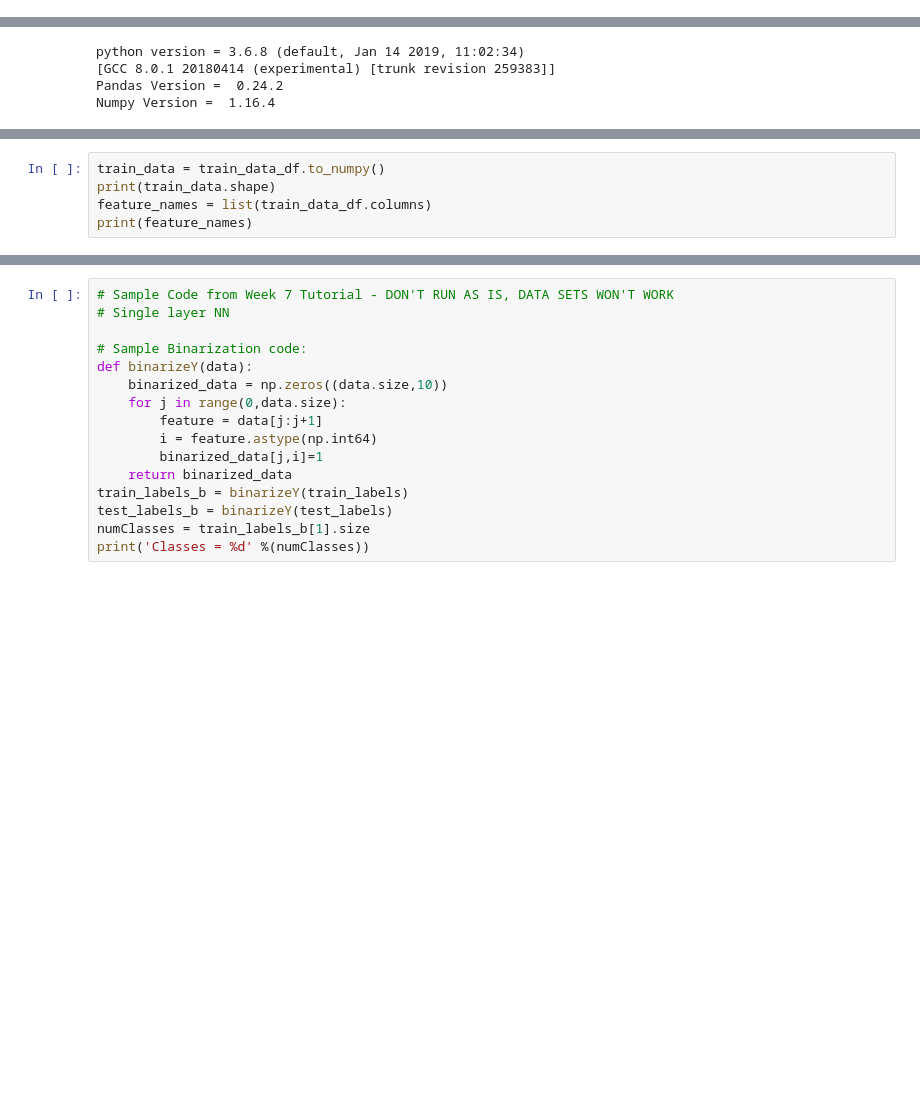
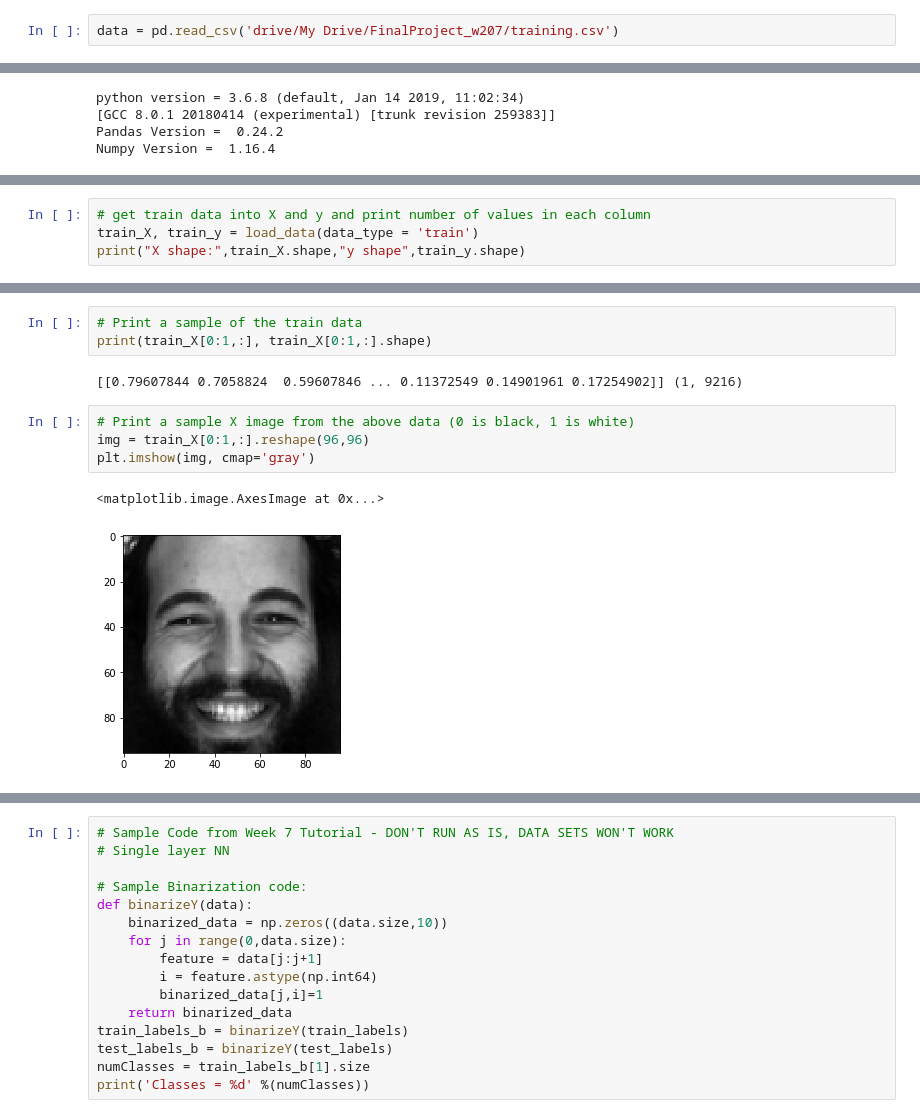
Before and after one commit to Shirleyhywl/W207_ALSY_FinalProject-1, a Jupyter notebook: W207_ALSY_FinalProject_Baseline_R1.ipynb, the cells around one changed output, grey strips where cells are left out. Drawn from its saved outputs; the diff is of its cells as text; blank space fills up the shorter version.

```diff
--- a/W207_ALSY_FinalProject_Baseline_R1.ipynb
+++ b/W207_ALSY_FinalProject_Baseline_R1.ipynb
@@ -48 +101,3 @@ The input image is given in the last field of the data files, and consists of a
+# %%
+data = pd.read_csv('drive/My Drive/FinalProject_w207/training.csv')
 # %% [markdown]
@@ -145,5 +208,0 @@ train_data_df.shape
-# %%
-train_data = train_data_df.to_numpy()
-print(train_data.shape)
-feature_names = list(train_data_df.columns)
-print(feature_names)
@@ -178,0 +278,4 @@ print(image_sample_2.shape)
+# %%
+# get train data into X and y and print number of values in each column
+train_X, train_y = load_data(data_type = 'train')
+print("X shape:",train_X.shape,"y shape",train_y.shape)
@@ -178,0 +300,12 @@ print(image_sample_2.shape)
+# %%
+# Print a sample of the train data
+print(train_X[0:1,:], train_X[0:1,:].shape)
+# %% [output]
+[[0.79607844 0.7058824  0.59607846 ... 0.11372549 0.14901961 0.17254902]] (1, 9216)
+# %%
+# Print a sample X image from the above data (0 is black, 1 is white)
+img = train_X[0:1,:].reshape(96,96)
+plt.imshow(img, cmap='gray')
+# %% [output]
+<matplotlib.image.AxesImage at 0x...>
+[figure, added]
```
Also changed, not shown: parts of 31 cells of this notebook.
